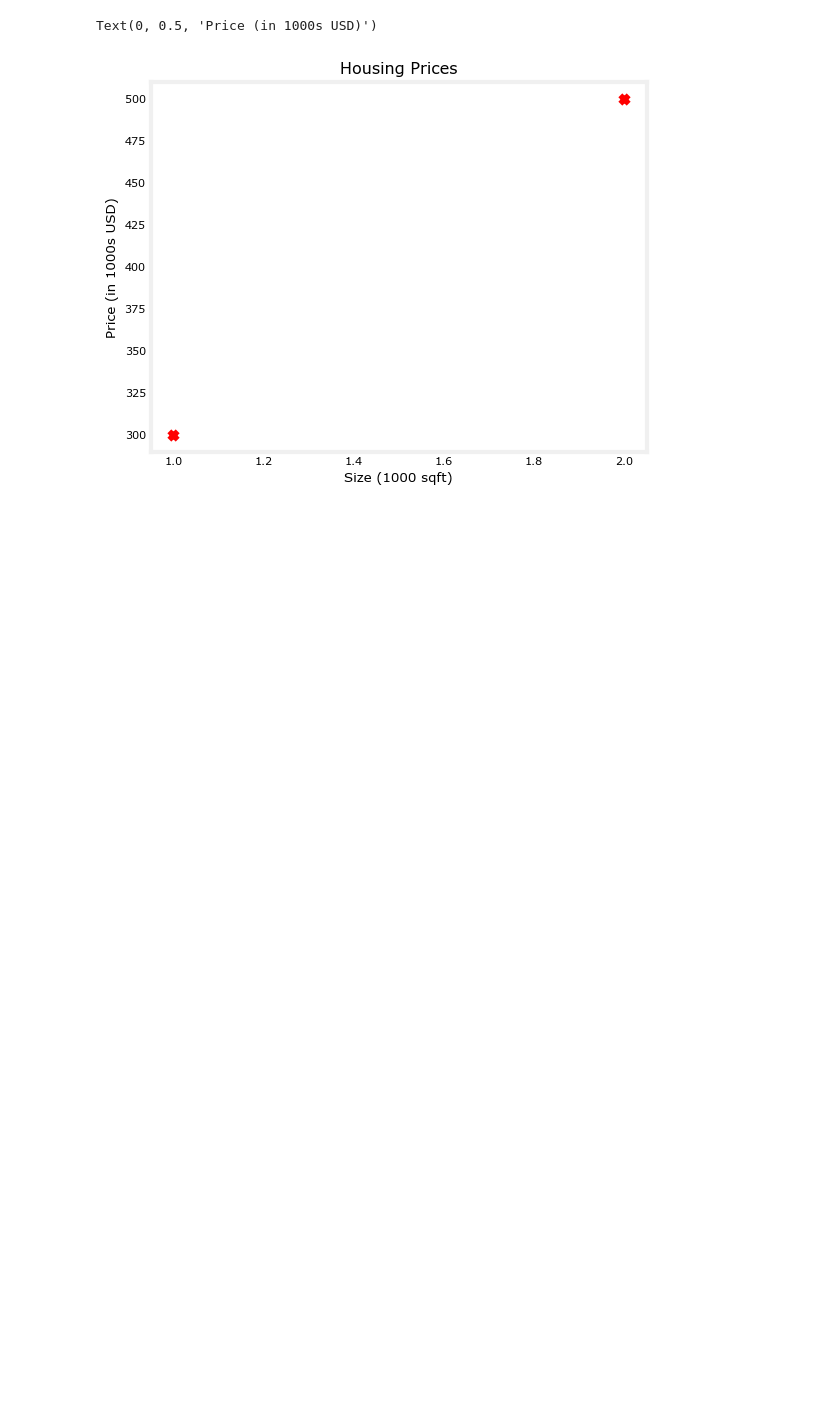
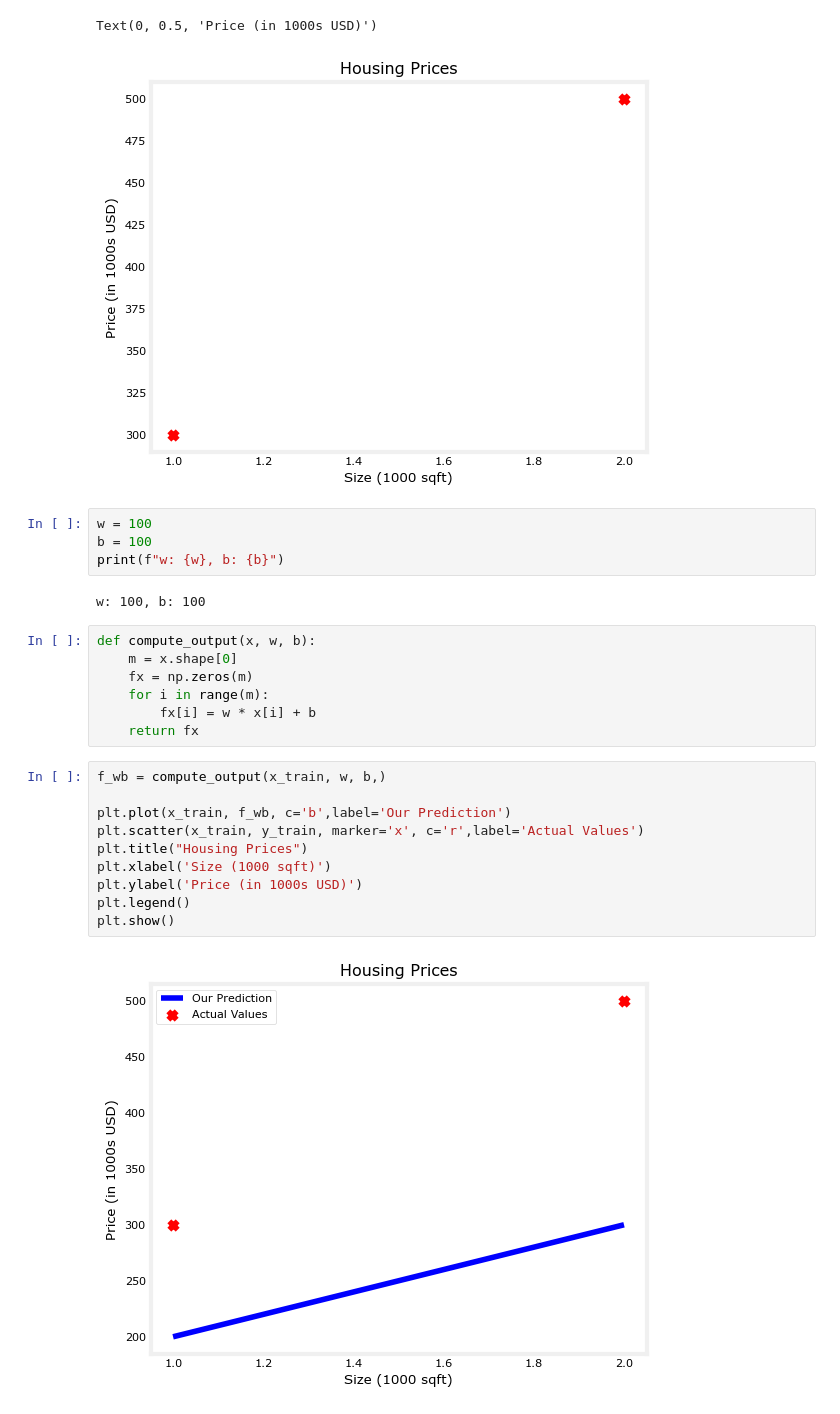
Before and after one commit to MilindKulkarni12/SupervisedLearning, a Jupyter notebook: supervised_learning.ipynb, the cells around one changed output. Saved outputs shown, nothing was run; the diff lists cells and outputs as text; blank space fills up the shorter version.

Commit message:
Lab2: Plot Housing Data

```diff
--- a/supervised_learning.ipynb
+++ b/supervised_learning.ipynb
@@ -41,3 +40,28 @@ plt.ylabel("Price (in 1000s USD)")
 # %% [output]
 Text(0, 0.5, 'Price (in 1000s USD)')
 [figure]
+# %%
+w = 100
+b = 100
+print(f"w: {w}, b: {b}")
+# %% [output]
+w: 100, b: 100
+# %%
+def compute_output(x, w, b):
+    m = x.shape[0]
+    fx = np.zeros(m)
+    for i in range(m):
+        fx[i] = w * x[i] + b
+    return fx
+# %%
+f_wb = compute_output(x_train, w, b,)
+
+plt.plot(x_train, f_wb, c='b',label='Our Prediction')
+plt.scatter(x_train, y_train, marker='x', c='r',label='Actual Values')
+plt.title("Housing Prices")
+plt.xlabel('Size (1000 sqft)')
+plt.ylabel('Price (in 1000s USD)')
+plt.legend()
+plt.show()
+# %% [output]
+[figure, added]
```
Also changed, not shown: parts of 4 cells of this notebook.
